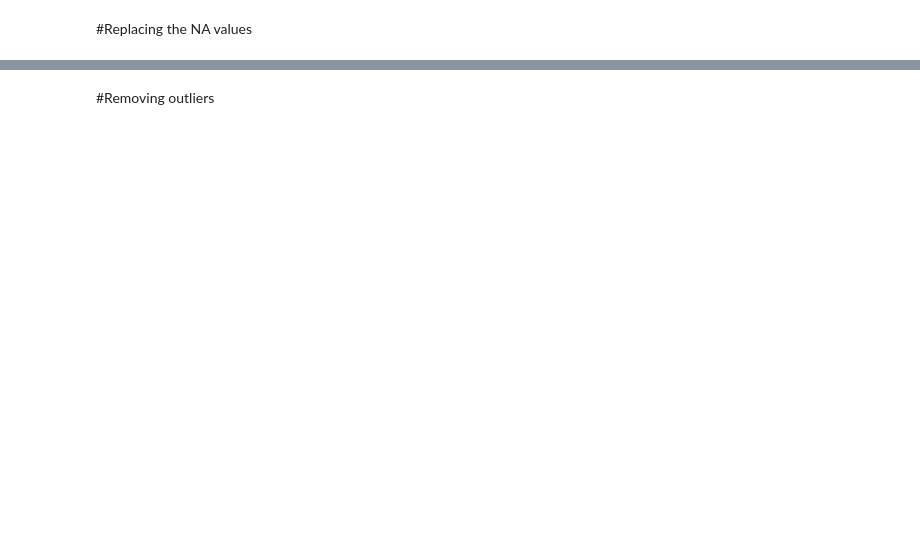
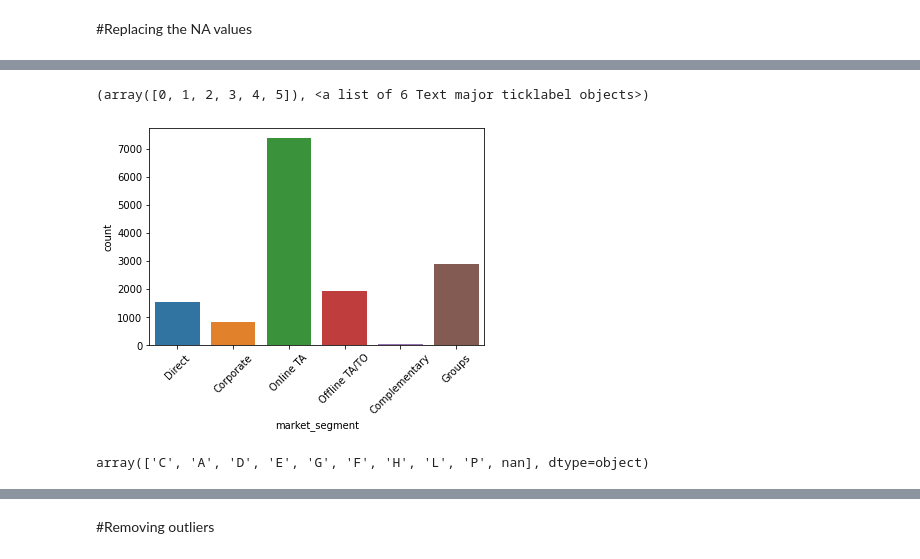
Before and after one commit to Aashrit77/Prject1, a Jupyter notebook: Project_1.ipynb, the cells around one changed output, grey strips where cells are left out. Cells and saved outputs as stored; diff of their text form; code cells hidden in the pictures; blank space fills up the shorter version.

```diff
--- a/Project_1.ipynb
+++ b/Project_1.ipynb
@@ -117,0 +154,10 @@ dtype: int64
+# %%
+sns.countplot(data=df, x= 'market_segment')
+plt.xticks(rotation=45,fontsize=10)
+# %% [output]
+(array([0, 1, 2, 3, 4, 5]), <a list of 6 Text major ticklabel objects>)
+[figure, added]
+# %%
+df['reserved_room_type'].unique()
+# %% [output]
+array(['C', 'A', 'D', 'E', 'G', 'F', 'H', 'L', 'P', nan], dtype=object)
```
Also changed, not shown: parts of 51 cells of this notebook.
